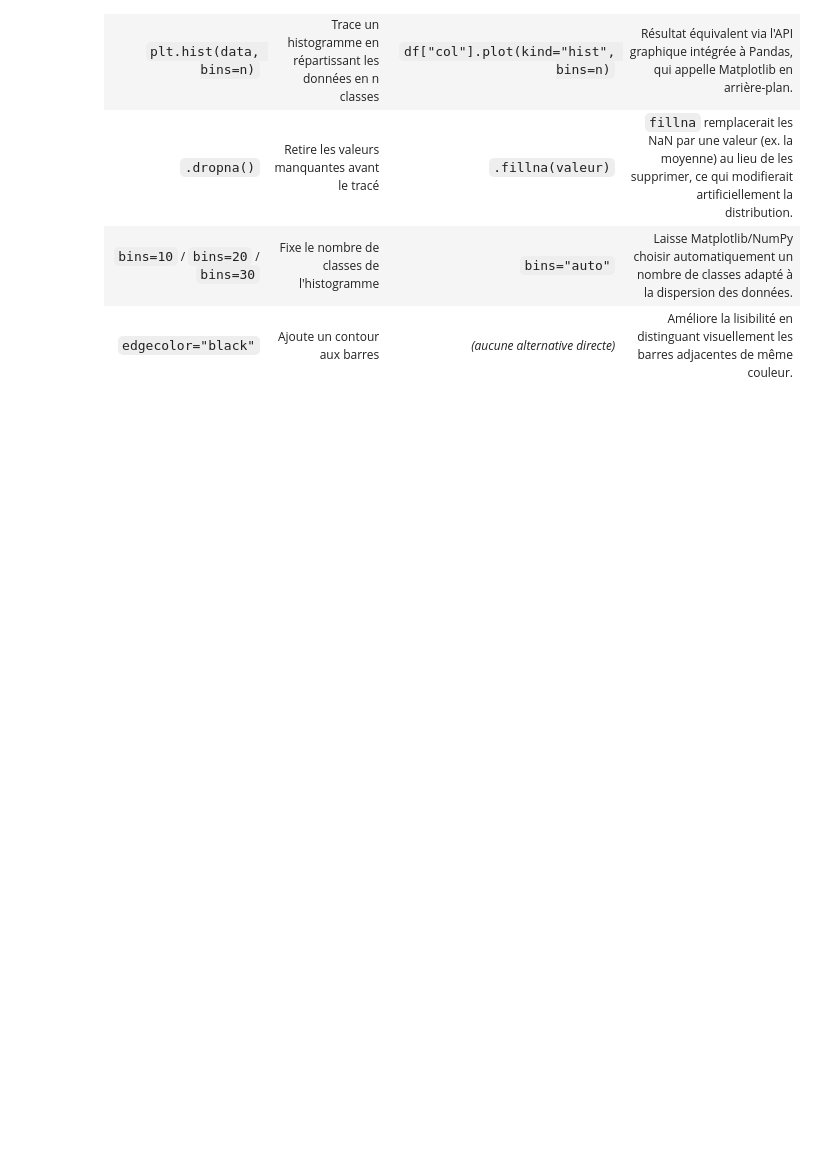
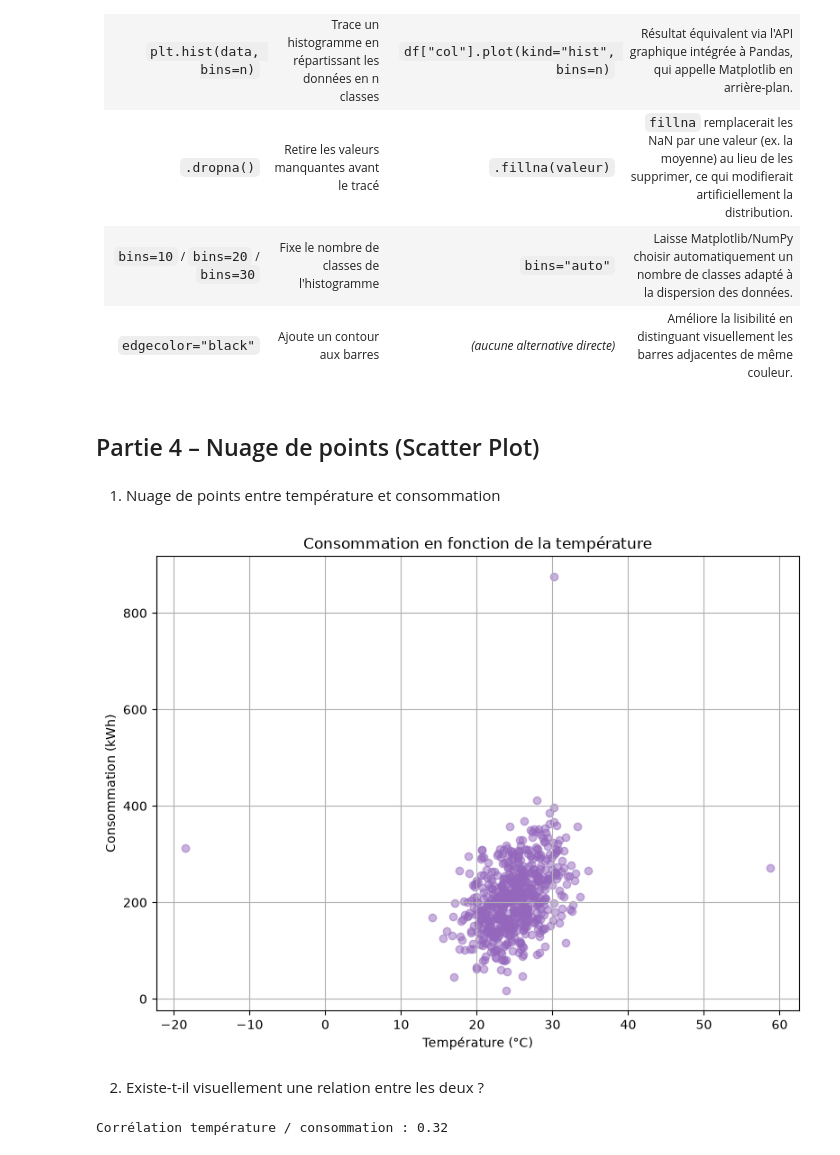
Before and after one commit to Abdoulaye-Diouf/atelier_matplotlib_iot, a Jupyter notebook: notebooks/atelier_matplotlib_iot.ipynb, the cells around one changed output. Cells and saved outputs as stored; diff of their text form; code cells hidden in the pictures; blank space fills up the shorter version.

Commit message:
feat: partie 4 - ajout du nuage de points

```diff
--- a/notebooks/atelier_matplotlib_iot.ipynb
+++ b/notebooks/atelier_matplotlib_iot.ipynb
@@ -246,3 +246,27 @@ Le nombre de classes (`bins`) contrôle directement le niveau de détail de l'hi
 | `.dropna()` | Retire les valeurs manquantes avant le tracé | `.fillna(valeur)` | `fillna` remplacerait les NaN par une valeur (ex. la moyenne) au lieu de les supprimer, ce qui modifierait artificiellement la distribution. |
 | `bins=10` / `bins=20` / `bins=30` | Fixe le nombre de classes de l'histogramme | `bins="auto"` | Laisse Matplotlib/NumPy choisir automatiquement un nombre de classes adapté à la dispersion des données. |
 | `edgecolor="black"` | Ajoute un contour aux barres | *(aucune alternative directe)* | Améliore la lisibilité en distinguant visuellement les barres adjacentes de même couleur. |
+# %% [markdown]
+## Partie 4 – Nuage de points (Scatter Plot)
+# %% [markdown]
+1) Nuage de points entre température et consommation
+# %%
+plt.figure(figsize=(8, 6))
+plt.scatter(df["temperature"], df["consommation"], alpha=0.5, color="tab:purple")
+
+plt.title("Consommation en fonction de la température")
+plt.xlabel("Température (°C)")
+plt.ylabel("Consommation (kWh)")
+plt.grid(True)
+plt.tight_layout()
+plt.show()
+# %% [output]
+[figure, added]
+# %% [markdown]
+2) Existe-t-il visuellement une relation entre les deux ?
+# %%
+# Coefficient de corrélation linéaire, pour appuyer la lecture visuelle du nuage de points
+correlation = df["temperature"].corr(df["consommation"])
+print(f"Corrélation température / consommation : {correlation:.2f}")
+# %% [output]
+Corrélation température / consommation : 0.32
```
Also changed, not shown: parts of 2 cells of this notebook.
